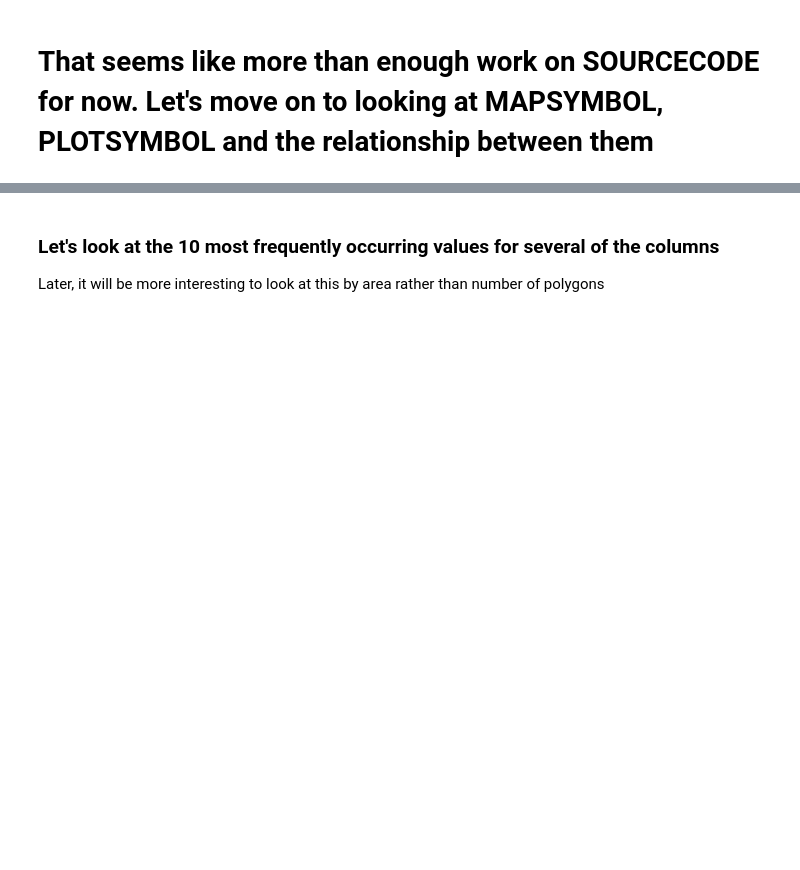
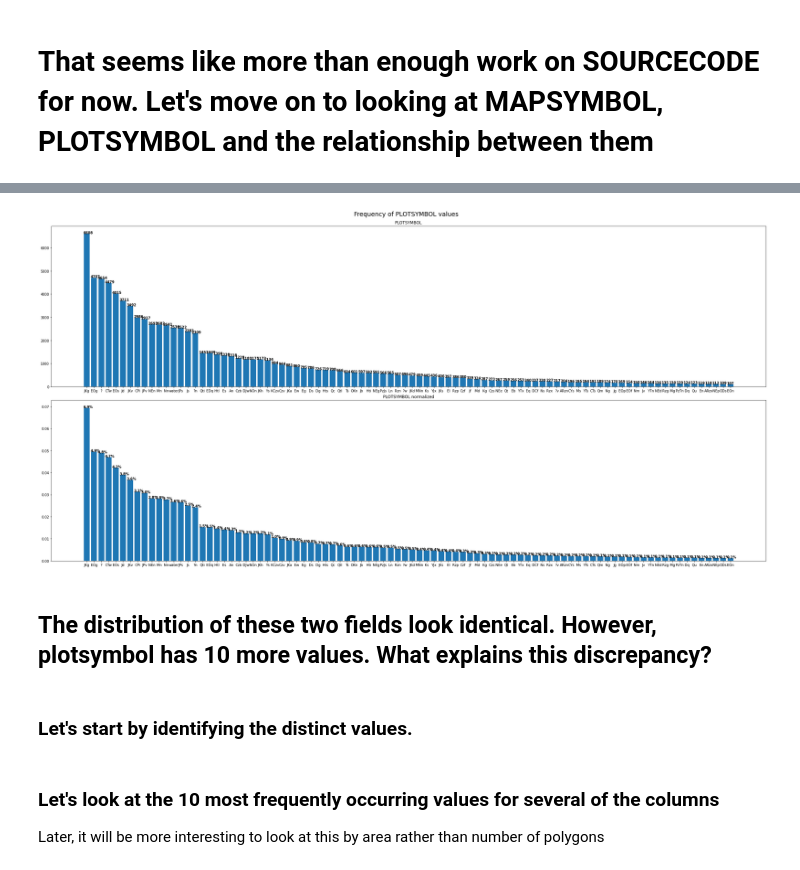
Before and after one commit to selkind/GeoMap, a Jupyter notebook: scratch.ipynb, the cells around one changed output, grey strips where cells are left out. Cells and saved outputs as stored; diff of their text form; code cells hidden in the pictures; blank space fills up the shorter version.

```diff
--- a/scratch.ipynb
+++ b/scratch.ipynb
@@ -313,0 +338,3 @@ dtype: int64
+# %%
+plot_sym_counts = data["PLOTSYMBOL"].value_counts(ascending=False)
+plot_sym_counts_norm = data["PLOTSYMBOL"].value_counts(ascending=False, normalize=True)
@@ -314,3 +356,11 @@ dtype: int64
+# %%
+plot_value_counts("PLOTSYMBOL", 90, plot_sym_counts, plot_sym_counts_norm)
+# %% [output]
+[figure, added]
+# %% [markdown]
+## The distribution of these two fields look identical. However, plotsymbol has 10 more values. What explains this discrepancy?
+# %% [markdown]
+### Let's start by identifying the distinct values.
 # %% [markdown]
 ### Let's look at the 10 most frequently occurring values for several of the columns
 Later, it will be more interesting to look at this by area rather than number of polygons
```
Also changed, not shown: parts of 11 cells of this notebook.
